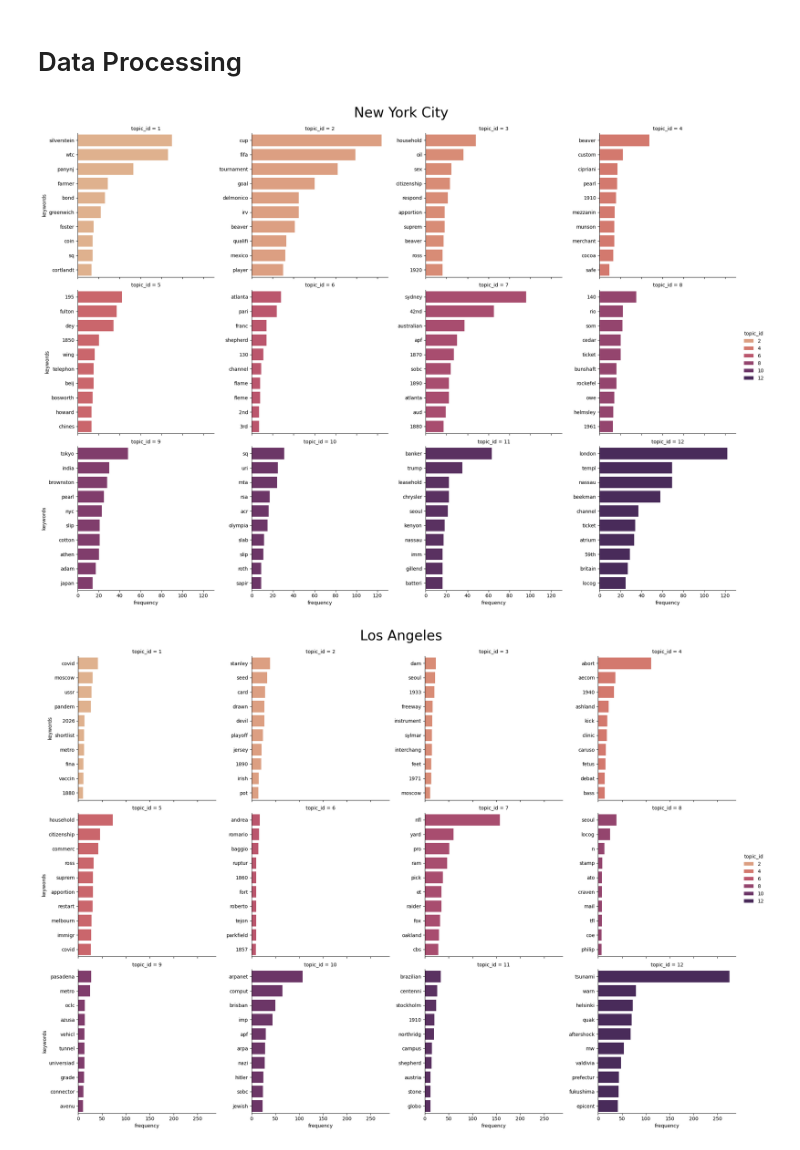
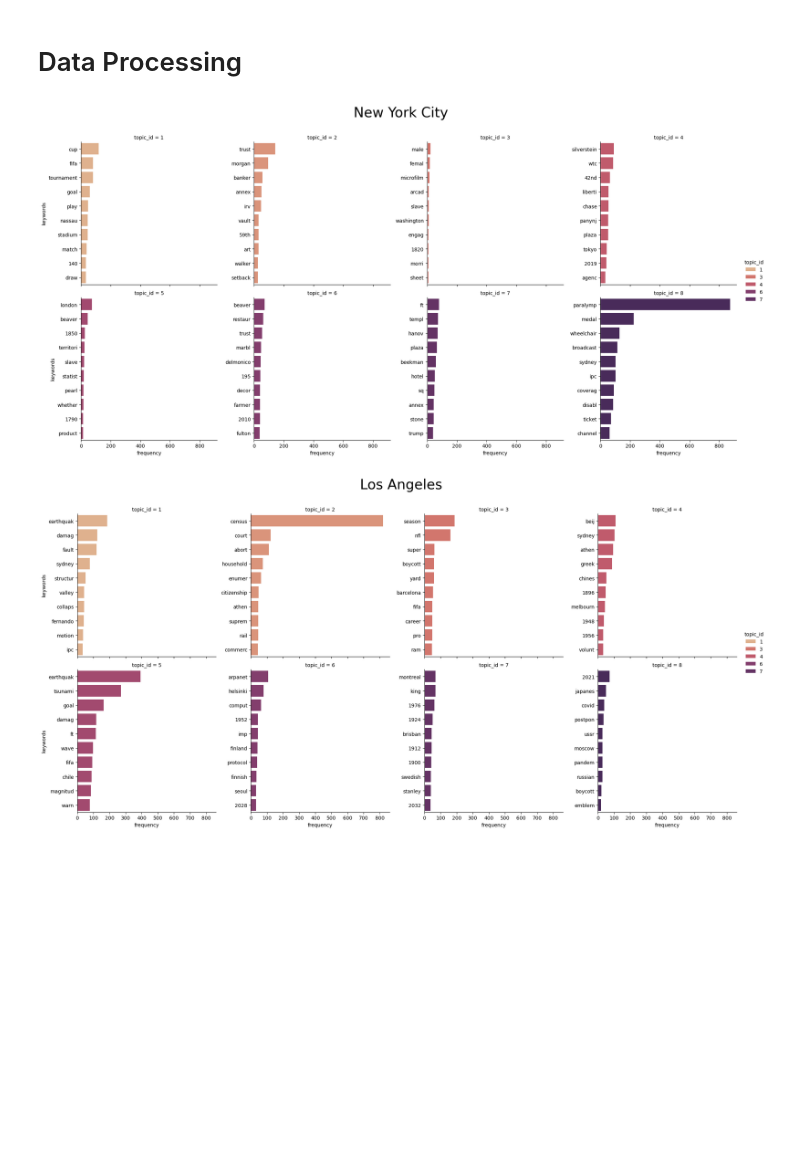
Before and after one commit to Dannypham142/Topic-Modeling-of-Wikipedia-Cities, a Jupyter notebook: topic_modeling.ipynb, the cells around one changed output. Drawn from its saved outputs; the diff is of its cells as text; code cells hidden in the pictures; blank space fills up the shorter version.

Commit message:
tweaked model's parameters

```diff
--- a/topic_modeling.ipynb
+++ b/topic_modeling.ipynb
@@ -89,7 +89,7 @@ def prepare_text(df):
                                  tokenizer=tokenize,
                                  ngram_range=(0,1),
                                  strip_accents='unicode',
-                                 max_df=0.1,
+                                 max_df=0.2,
                                  min_df=0.0025)
 
     bag_of_words = vectorizer.fit_transform(text)
@@ -121,13 +121,13 @@ def visualize_model(n_terms, features, lda, city_name):
     top_words_df = pd.DataFrame({'keywords':ls_keywords, 'frequency':ls_freqs, 'topic_id':topic_id})
     sns.catplot(top_words_df, x = 'frequency', y = 'keywords', col = 'topic_id', kind = 'bar', sharey = False, col_wrap=4, palette='flare', hue='topic_id')
     plt.subplots_adjust(top=0.9)
-    plt.suptitle(city_name, fontsize=28, y=0.95)
+    plt.suptitle(city_name, fontsize=28, y=1)
     plt.show()
 # %%
 for i, city in enumerate(city_dfs):
     bag_of_words, features = prepare_text(city)
-    lda = apply_model(12, bag_of_words)
+    lda = apply_model(8, bag_of_words)
     visualize_model(10, features, lda, city_titles[i])
 # %% [output]
-[figure, old version]
+[figure, new version]
-[figure, old version]
+[figure, new version]
```
Also changed, not shown: parts of 1 cell of this notebook.
